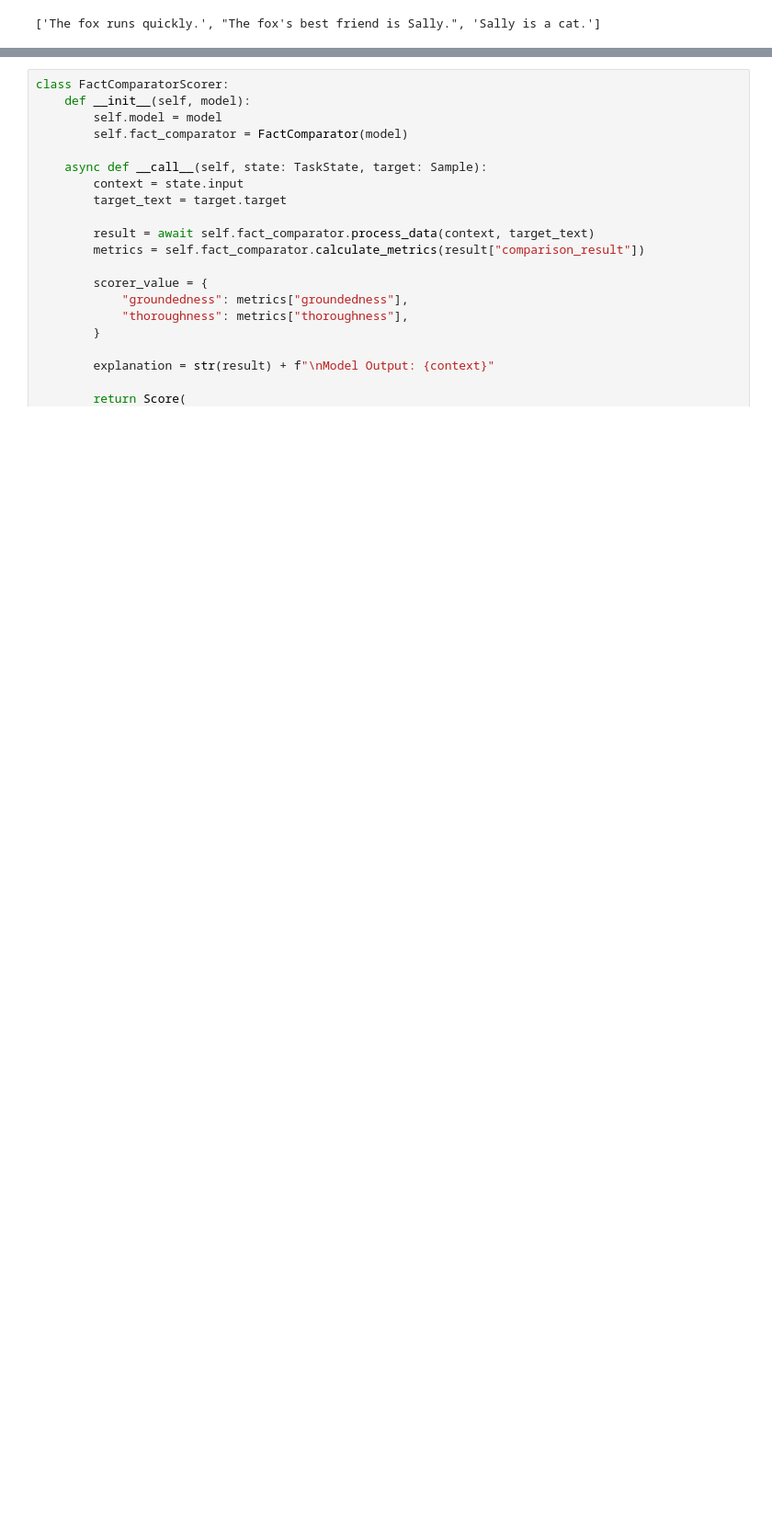
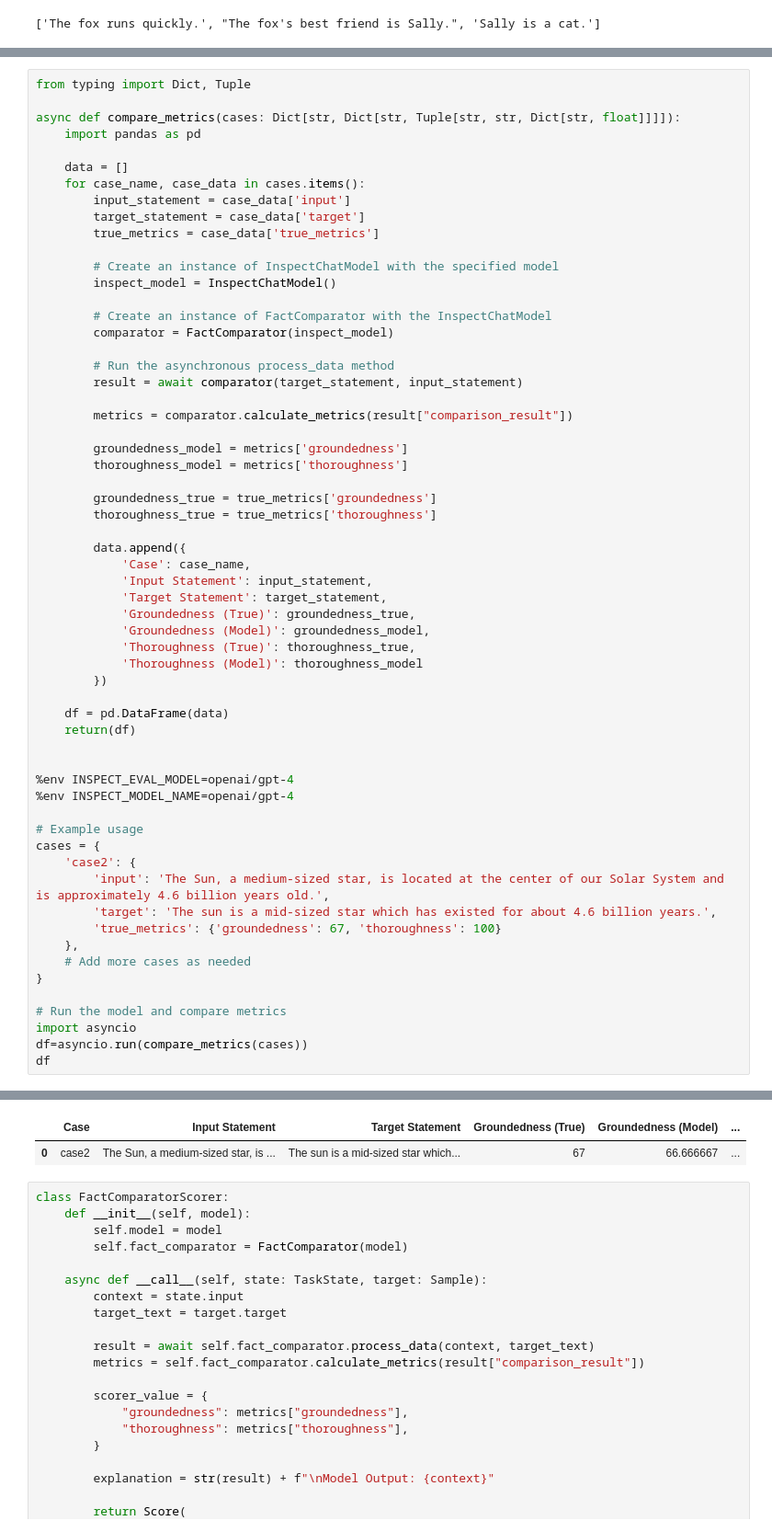
Before and after one commit to abigailhaddad/LMGradingRubric, a Jupyter notebook: code/Typing_Langchain.ipynb, the cells around one changed output, grey strips where cells are left out. Shown at 92% size. Saved outputs shown, nothing was run; the diff lists cells and outputs as text; blank space fills up the shorter version.

Commit message:
-added test case

```diff
--- a/code/Typing_Langchain.ipynb
+++ b/code/Typing_Langchain.ipynb
@@ -504,0 +505,61 @@ Thoroughness: 75.00%
+# %%
+from typing import Dict, Tuple
+
+async def compare_metrics(cases: Dict[str, Dict[str, Tuple[str, str, Dict[str, float]]]]):
+    import pandas as pd
+
+    data = []
+    for case_name, case_data in cases.items():
+        input_statement = case_data['input']
+        target_statement = case_data['target']
+        true_metrics = case_data['true_metrics']
+
+        # Create an instance of InspectChatModel with the specified model
+        inspect_model = InspectChatModel()
+
+        # Create an instance of FactComparator with the InspectChatModel
+        comparator = FactComparator(inspect_model)
+
+        # Run the asynchronous process_data method
+        result = await comparator(target_statement, input_statement)
+
+        metrics = comparator.calculate_metrics(result["comparison_result"])
+
+        groundedness_model = metrics['groundedness']
+        thoroughness_model = metrics['thoroughness']
+
+        groundedness_true = true_metrics['groundedness']
+        thoroughness_true = true_metrics['thoroughness']
+
+        data.append({
+            'Case': case_name,
+            'Input Statement': input_statement,
+            'Target Statement': target_statement,
+            'Groundedness (True)': groundedness_true,
+            'Groundedness (Model)': groundedness_model,
+            'Thoroughness (True)': thoroughness_true,
+            'Thoroughness (Model)': thoroughness_model
+        })
+
+    df = pd.DataFrame(data)
+    return(df)
+
+
+%env INSPECT_EVAL_MODEL=openai/gpt-4
+%env INSPECT_MODEL_NAME=openai/gpt-4
+
+# Example usage
+cases = {
+    'case2': {
+        'input': 'The Sun, a medium-sized star, is located at the center of our Solar System and is approximately 4.6 billion years old.',
+        'target': 'The sun is a mid-sized star which has existed for about 4.6 billion years.',
+        'true_metrics': {'groundedness': 67, 'thoroughness': 100}
+    },
+    # Add more cases as needed
+}
+
+# Run the model and compare metrics
+import asyncio
+df=asyncio.run(compare_metrics(cases))
+df
+# %% [output]
@@ -505,3 +568,5 @@ Thoroughness: 75.00%
+|  | Case | Input Statement | Target Statement | Groundedness (True) | Groundedness (Model) | ... |
+| 0 | case2 | The Sun, a medium-sized star, is ... | The sun is a mid-sized star which... | 67 | 66.666667 | ... |
 # %%
 class FactComparatorScorer:
     def __init__(self, model):
```
Also changed, not shown: parts of 3 cells of this notebook.
